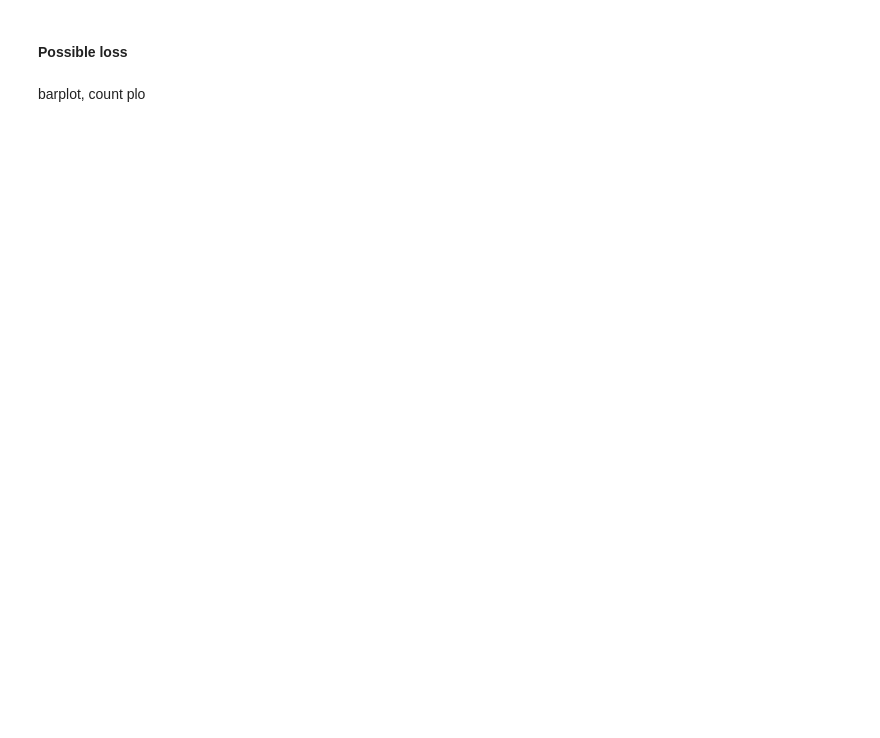
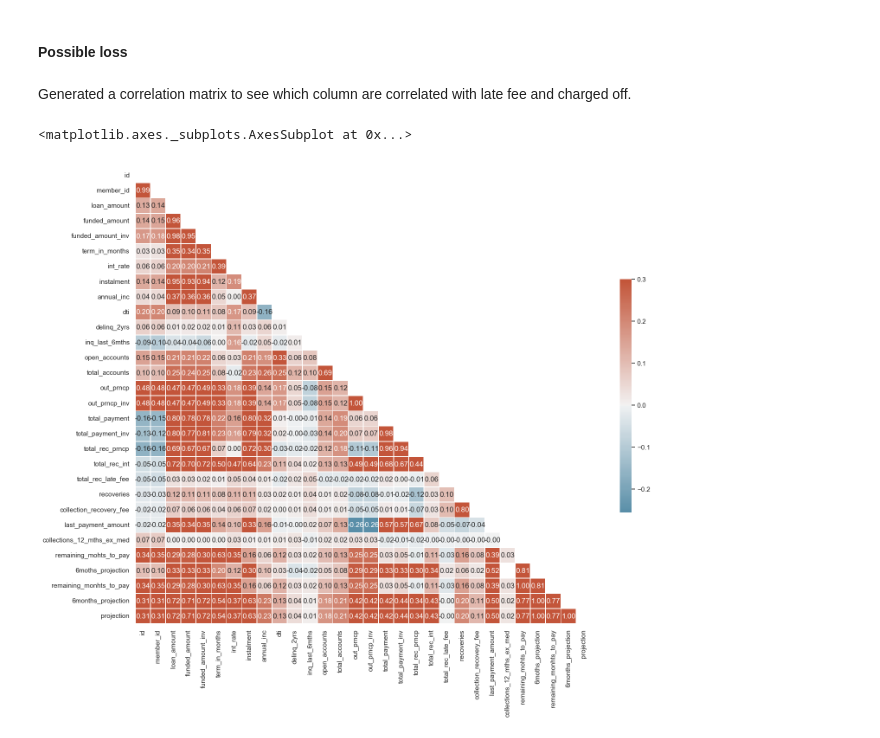
Before and after one commit to ChristianDaza/EDA_finance, a Jupyter notebook: SRC/Analysis.ipynb, the cells around one changed output. Cells and saved outputs as stored; diff of their text form; code cells hidden in the pictures; blank space fills up the shorter version.

```diff
--- a/SRC/Analysis.ipynb
+++ b/SRC/Analysis.ipynb
@@ -313,4 +329,23 @@ The percentage of total expected revenue made of clients which loans have defaul
 # %% [markdown]
 #### Possible loss
-# %% [markdown]
-barplot, count plo
+# %% [markdown]
+Generated a correlation matrix to see which column are correlated with late fee and charged off.
+# %%
+# Calculate correlation matrix
+corr = df.corr()
+
+# Generate a mask for the upper triangle
+mask = np.triu(np.ones_like(corr, dtype=bool))
+
+# Set up the matplotlib figure
+f, ax = plt.subplots(figsize=(17, 14))
+
+# Generate  a palette
+cmap = sns.diverging_palette(230, 20, as_cmap=True)
+
+# Generate heatmap
+sns.heatmap(corr, mask=mask, annot=True, fmt=".2f", cmap=cmap, vmax=.3, center=0,
+            square=True, linewidths=.5, cbar_kws={"shrink": .5})
+# %% [output]
+<matplotlib.axes._subplots.AxesSubplot at 0x...>
+[figure, added]
```
Also changed, not shown: parts of 9 cells of this notebook.
